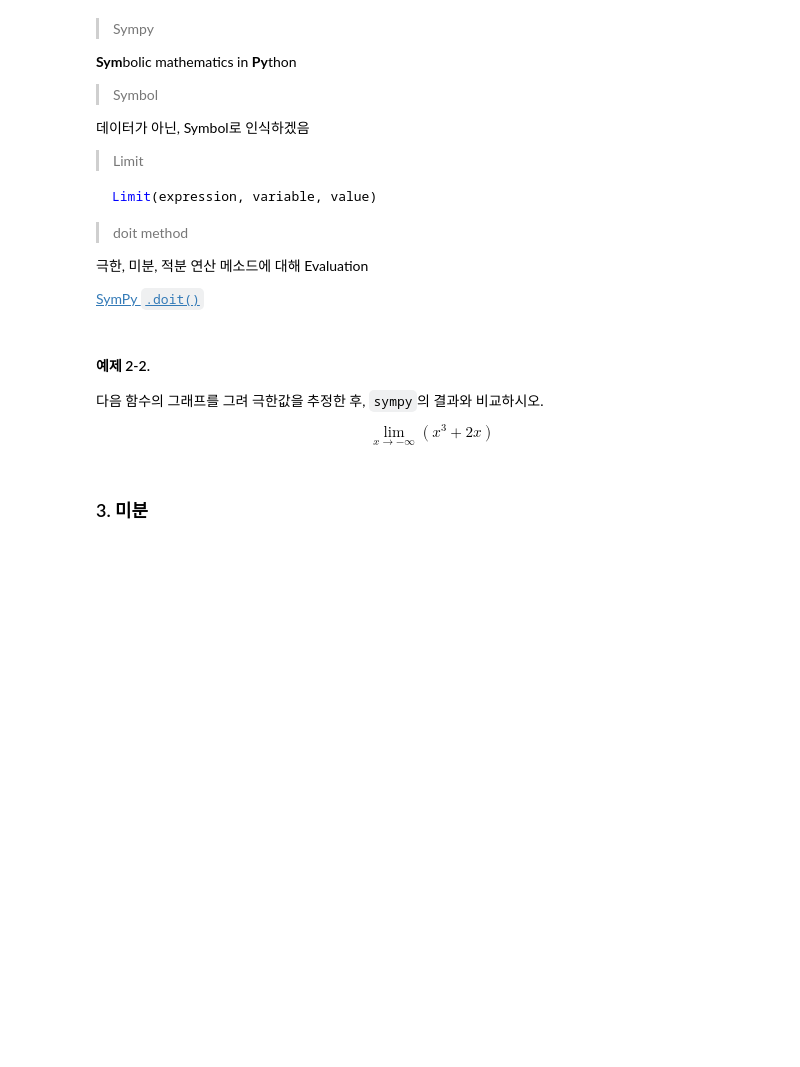
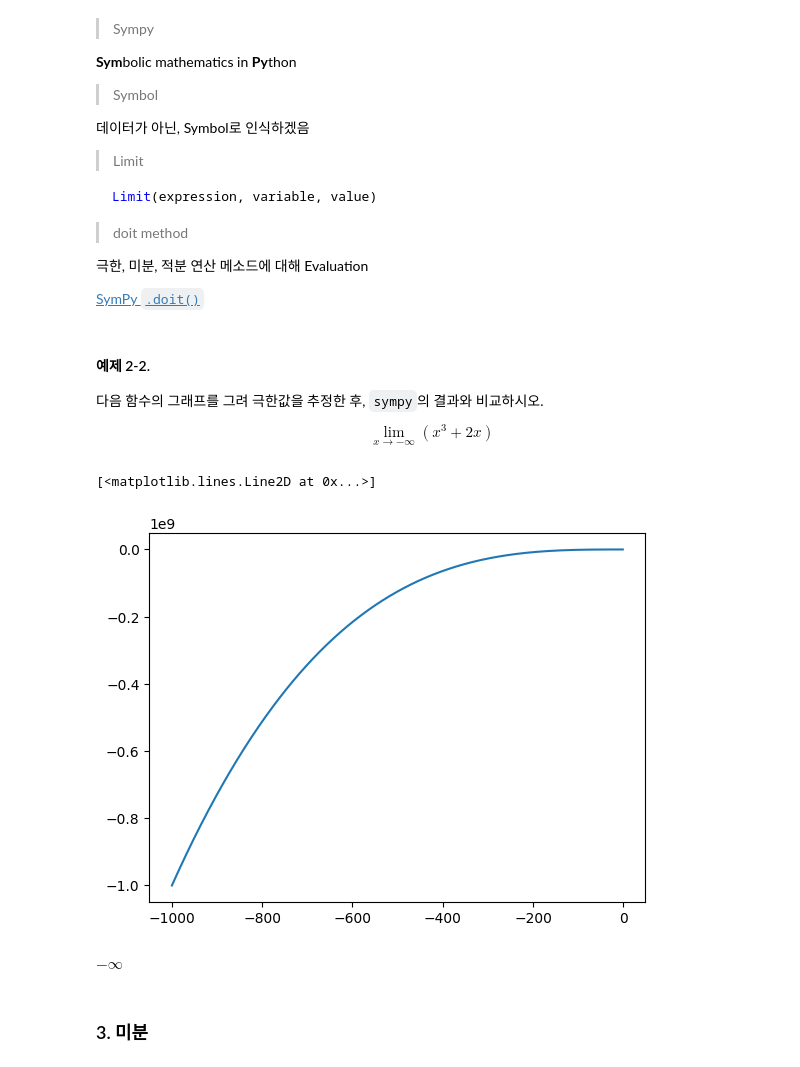
Before and after one commit to daonly/2023Autumn, a Jupyter notebook: 23_2_데이터과학을위한수학과프로그래밍_실습_2.ipynb, the cells around one changed output. Saved outputs shown, nothing was run; the diff lists cells and outputs as text; code cells hidden in the pictures; blank space fills up the shorter version.

```diff
--- a/23_2_데이터과학을위한수학과프로그래밍_실습_2.ipynb
+++ b/23_2_데이터과학을위한수학과프로그래밍_실습_2.ipynb
@@ -93,6 +163,22 @@ Limit(expression, variable, value)
 다음 함수의 그래프를 그려 극한값을 추정한 후, `sympy`의 결과와 비교하시오.
 
 $$\lim_{x\to-∞}(x^3+2x)$$
+# %%
+x = np.arange(-1000, 0)
+
+def f(x): return x**3 +2*x
+
+plt.plot(x, f(x))
+# %% [output]
+[<matplotlib.lines.Line2D at 0x...>]
+[figure, added]
+# %%
+x = Symbol('x')
+fx = x**3 + 2*x
+
+Limit(fx, x, -oo).doit()
+# %% [output]
+$\displaystyle -\infty$
 # %% [markdown]
 ### 3. 미분
 # %% [markdown]
```
Also changed, not shown: parts of 32 cells of this notebook.
